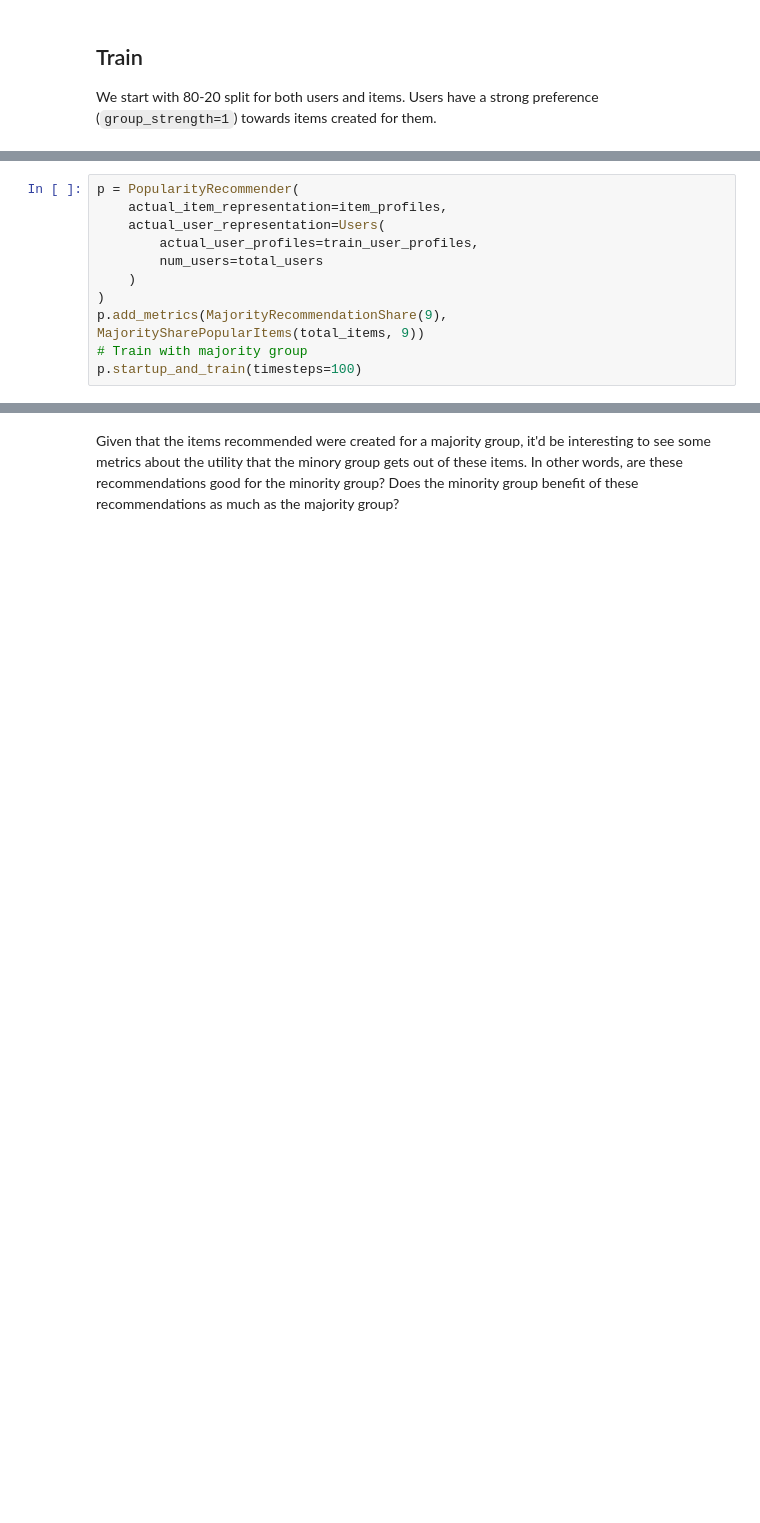
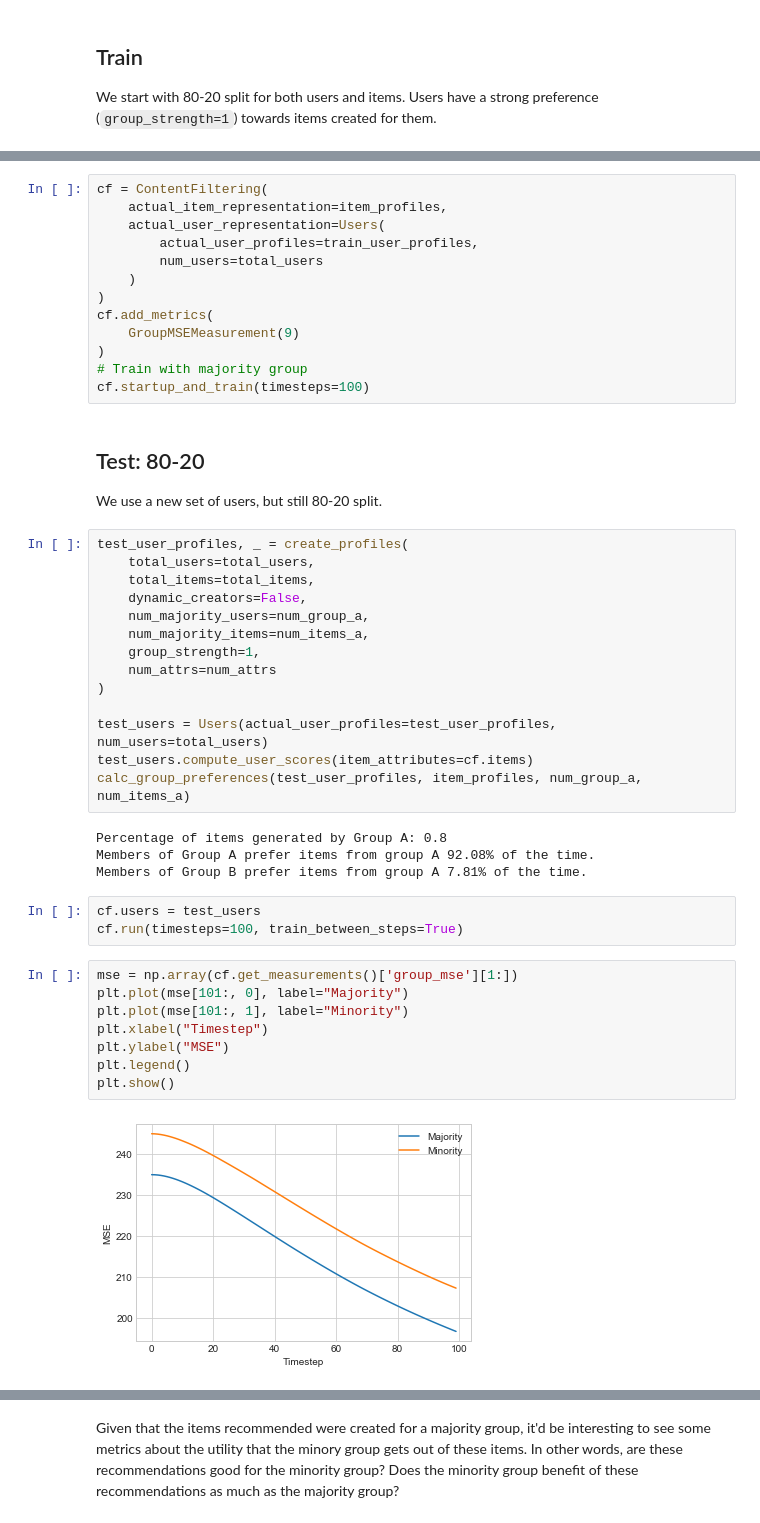
Before and after one commit to sunnymatt/t-recs-experiments, a Jupyter notebook: notebooks/minority_training.ipynb, the cells around one changed output, grey strips where cells are left out. Saved outputs shown, nothing was run; the diff lists cells and outputs as text; blank space fills up the shorter version.

```diff
--- a/notebooks/minority_training.ipynb
+++ b/notebooks/minority_training.ipynb
@@ -62,11 +66,47 @@ Members of Group B prefer items from group A 8.13% of the time.
 # %%
-p = PopularityRecommender(
+cf = ContentFiltering(
     actual_item_representation=item_profiles,
     actual_user_representation=Users(
         actual_user_profiles=train_user_profiles,
         num_users=total_users
     )
 )
-p.add_metrics(MajorityRecommendationShare(9), MajoritySharePopularItems(total_items, 9))
+cf.add_metrics(
+    GroupMSEMeasurement(9)
+)
 # Train with majority group
-p.startup_and_train(timesteps=100)
+cf.startup_and_train(timesteps=100)
+# %% [markdown]
+## Test: 80-20
+We use a new set of users, but still 80-20 split.
+# %%
+test_user_profiles, _ = create_profiles(
+    total_users=total_users,
+    total_items=total_items,
+    dynamic_creators=False,
+    num_majority_users=num_group_a,
+    num_majority_items=num_items_a,
+    group_strength=1,
+    num_attrs=num_attrs
+)
+
+test_users = Users(actual_user_profiles=test_user_profiles, num_users=total_users)
+test_users.compute_user_scores(item_attributes=cf.items)
+calc_group_preferences(test_user_profiles, item_profiles, num_group_a, num_items_a)
+# %% [output]
+Percentage of items generated by Group A: 0.8
+Members of Group A prefer items from group A 92.08% of the time.
+Members of Group B prefer items from group A 7.81% of the time.
+# %%
+cf.users = test_users
+cf.run(timesteps=100, train_between_steps=True)
+# %%
+mse = np.array(cf.get_measurements()['group_mse'][1:])
+plt.plot(mse[101:, 0], label="Majority")
+plt.plot(mse[101:, 1], label="Minority")
+plt.xlabel("Timestep")
+plt.ylabel("MSE")
+plt.legend()
+plt.show()
+# %% [output]
+[figure, added]
```
Also changed, not shown: parts of 14 cells of this notebook.
